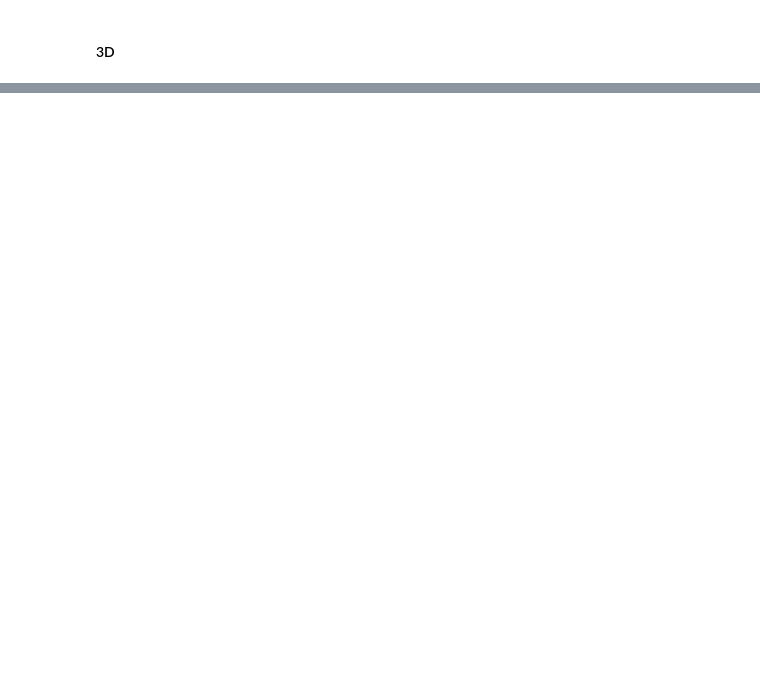
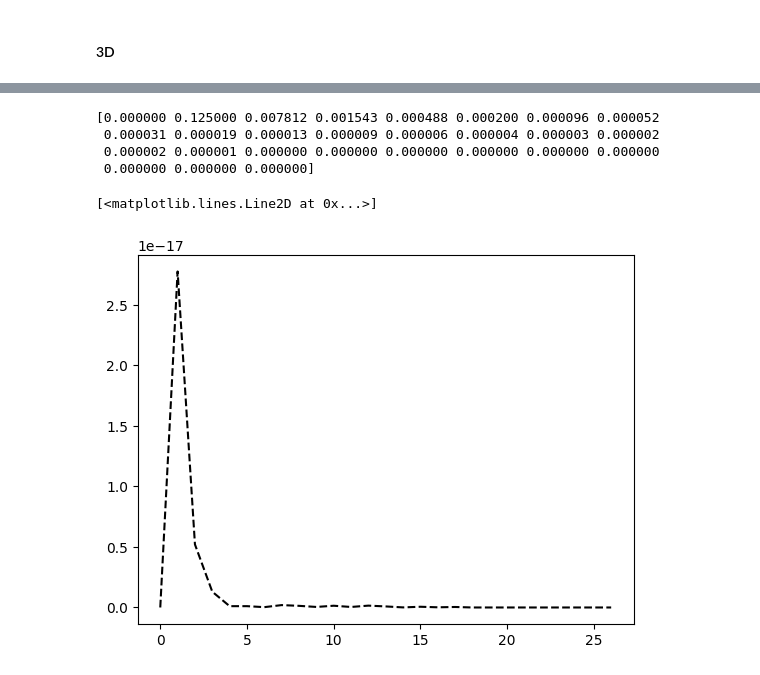
Before and after one commit to Prajwal-Prathiksh/ddp-thesis, a Jupyter notebook: code/play_sine_velocity_profile.ipynb, the cells around one changed output, grey strips where cells are left out. Saved outputs shown, nothing was run; the diff lists cells and outputs as text; code cells hidden in the pictures; blank space fills up the shorter version.

```diff
--- a/code/play_sine_velocity_profile.ipynb
+++ b/code/play_sine_velocity_profile.ipynb
@@ -133,0 +219,14 @@ Max Ek: 0.09374999999999997 at [2] || (0.0078125*24)/2 because 24 peaks
+# %%
+a = np.arange(1, num_freqs + 1, dtype=float)
+a = a**(2*slope_vel)/8
+b = np.insert(a, 0, 0)
+b = np.append(b, np.zeros(len(k) - len(b)))
+print(b)
+plt.plot(k, np.abs(Ek - b), 'k--')
+# %% [output]
+[0.000000 0.125000 0.007812 0.001543 0.000488 0.000200 0.000096 0.000052
+ 0.000031 0.000019 0.000013 0.000009 0.000006 0.000004 0.000003 0.000002
+ 0.000002 0.000001 0.000000 0.000000 0.000000 0.000000 0.000000 0.000000
+ 0.000000 0.000000 0.000000]
+[<matplotlib.lines.Line2D at 0x...>]
+[figure, added]
```
Also changed, not shown: parts of 21 cells of this notebook.
